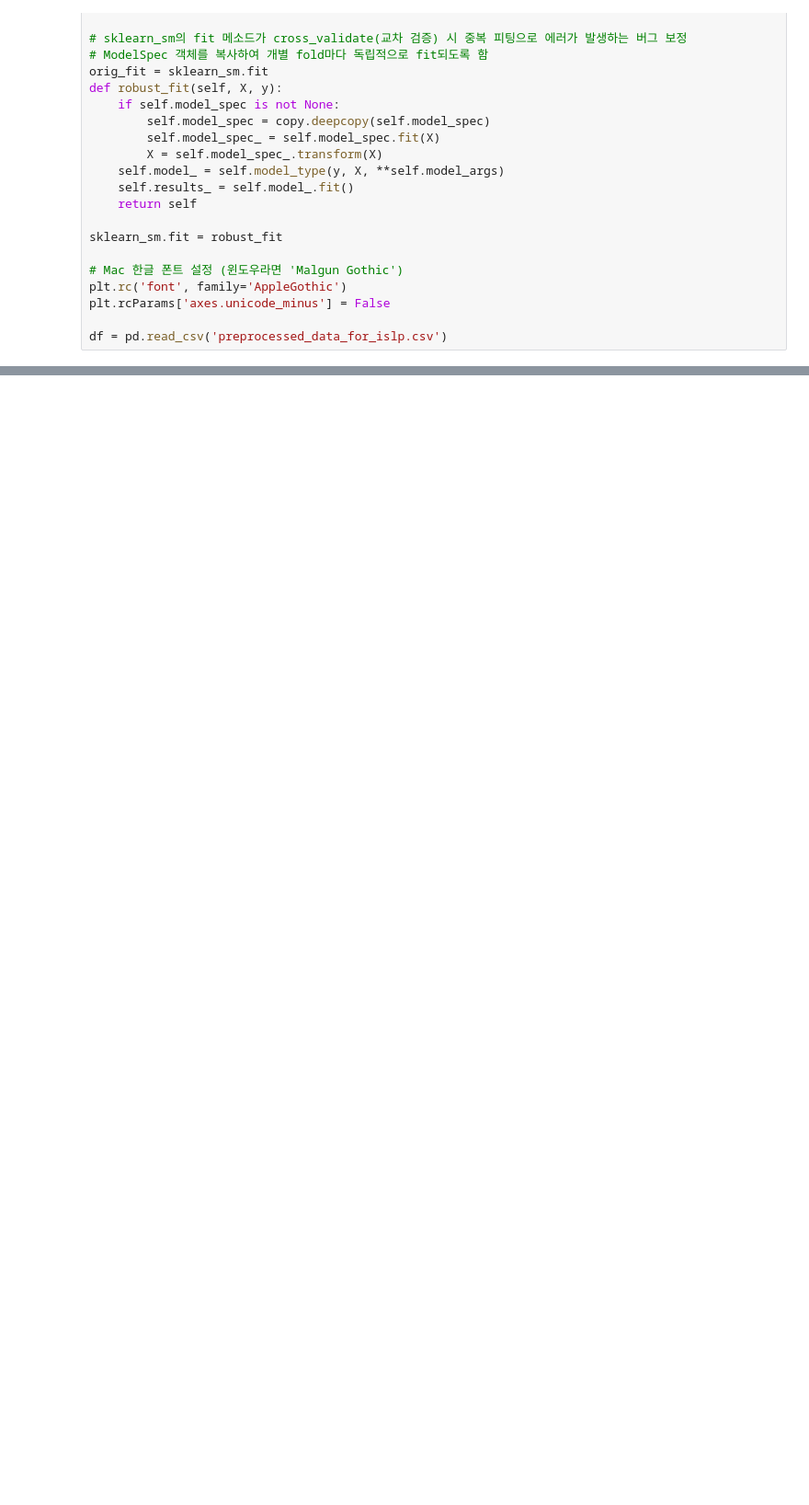
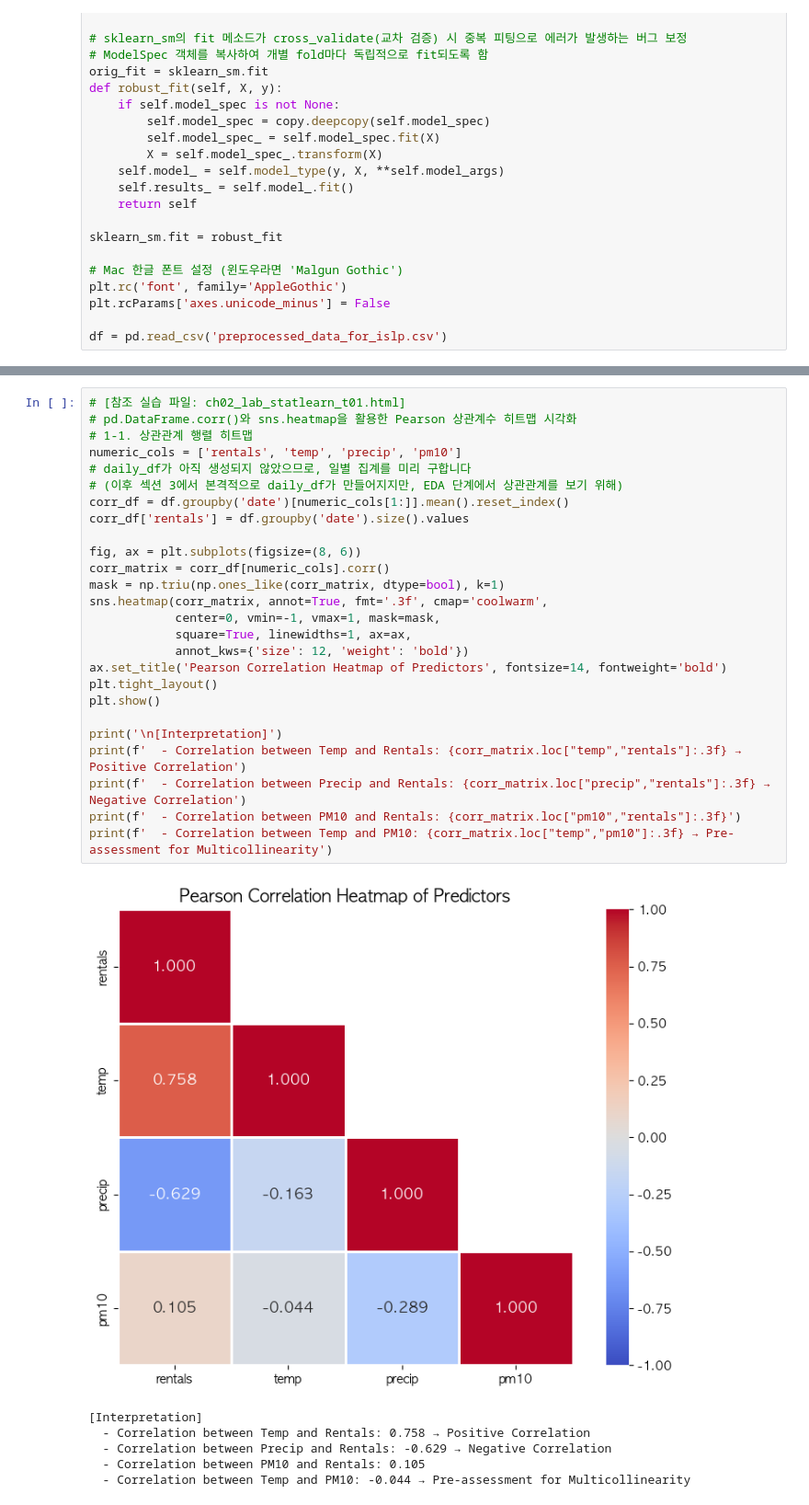
Before and after one commit to todayoneul/ddarungyee, a Jupyter notebook: 22100757_term_project.ipynb, the cells around one changed output, grey strips where cells are left out. Shown at 92% size. Drawn from its saved outputs; the diff is of its cells as text; blank space fills up the shorter version.

```diff
--- a/22100757_term_project.ipynb
+++ b/22100757_term_project.ipynb
@@ -223,0 +255,33 @@ plt.show()
+# %%
+# [참조 실습 파일: ch02_lab_statlearn_t01.html]
+# pd.DataFrame.corr()와 sns.heatmap을 활용한 Pearson 상관계수 히트맵 시각화
+# 1-1. 상관관계 행렬 히트맵
+numeric_cols = ['rentals', 'temp', 'precip', 'pm10']
+# daily_df가 아직 생성되지 않았으므로, 일별 집계를 미리 구합니다
+# (이후 섹션 3에서 본격적으로 daily_df가 만들어지지만, EDA 단계에서 상관관계를 보기 위해)
+corr_df = df.groupby('date')[numeric_cols[1:]].mean().reset_index()
+corr_df['rentals'] = df.groupby('date').size().values
+
+fig, ax = plt.subplots(figsize=(8, 6))
+corr_matrix = corr_df[numeric_cols].corr()
+mask = np.triu(np.ones_like(corr_matrix, dtype=bool), k=1)
+sns.heatmap(corr_matrix, annot=True, fmt='.3f', cmap='coolwarm',
+            center=0, vmin=-1, vmax=1, mask=mask,
+            square=True, linewidths=1, ax=ax,
+            annot_kws={'size': 12, 'weight': 'bold'})
+ax.set_title('Pearson Correlation Heatmap of Predictors', fontsize=14, fontweight='bold')
+plt.tight_layout()
+plt.show()
+
+print('\n[Interpretation]')
+print(f'  - Correlation between Temp and Rentals: {corr_matrix.loc["temp","rentals"]:.3f} → Positive Correlation')
+print(f'  - Correlation between Precip and Rentals: {corr_matrix.loc["precip","rentals"]:.3f} → Negative Correlation')
+print(f'  - Correlation between PM10 and Rentals: {corr_matrix.loc["pm10","rentals"]:.3f}')
+print(f'  - Correlation between Temp and PM10: {corr_matrix.loc["temp","pm10"]:.3f} → Pre-assessment for Multicollinearity')
+# %% [output]
+[figure, added]
+[Interpretation]
+  - Correlation between Temp and Rentals: 0.758 → Positive Correlation
+  - Correlation between Precip and Rentals: -0.629 → Negative Correlation
+  - Correlation between PM10 and Rentals: 0.105
+  - Correlation between Temp and PM10: -0.044 → Pre-assessment for Multicollinearity
```
Also changed, not shown: parts of 88 cells of this notebook, 1 other file.
